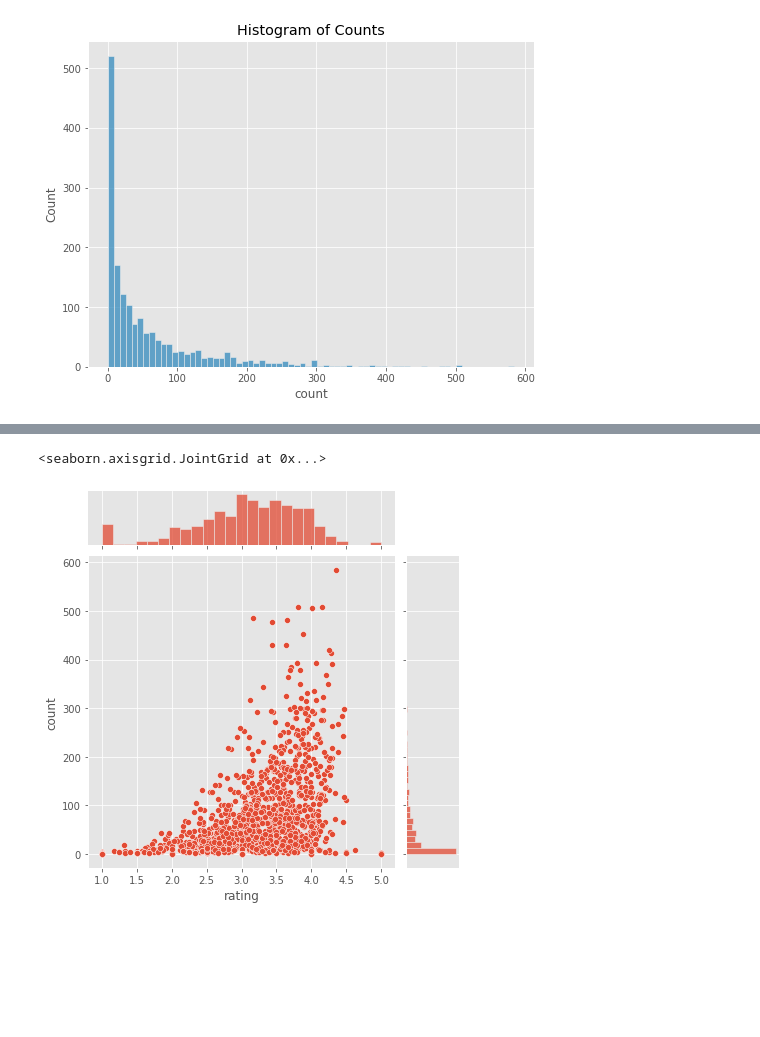
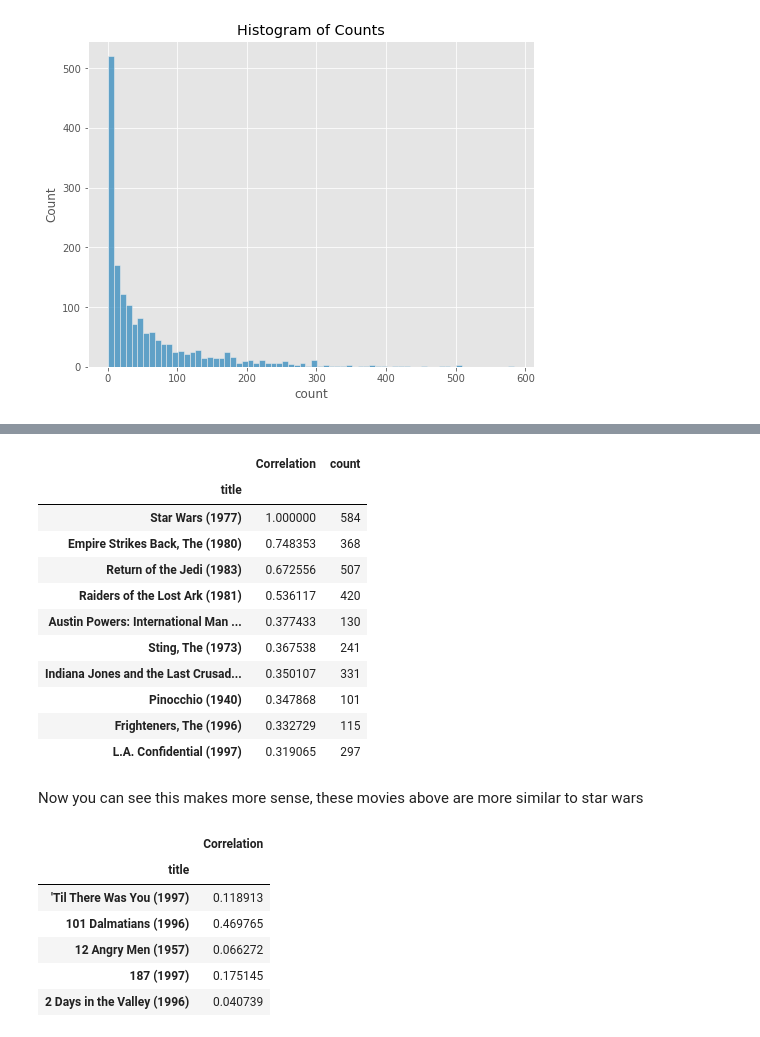
Before and after one commit to on3moy/DataScience, a Jupyter notebook: Recommender Systems/Recommender Systems.ipynb, the cells around one changed output, grey strips where cells are left out. Drawn from its saved outputs; the diff is of its cells as text; code cells hidden in the pictures; blank space fills up the shorter version.

```diff
--- a/Recommender Systems/Recommender Systems.ipynb
+++ b/Recommender Systems/Recommender Systems.ipynb
@@ -99,0 +185,2 @@ ratings.head()
+# %%
+similar_to_starwars = moviemat.corrwith(starwars_user_ratings)
@@ -99,0 +189,4 @@ ratings.head()
+# %%
+# Create DF for cleaner view
+corr_starwars = pd.DataFrame(similar_to_starwars, columns=['Correlation'])
+corr_starwars.dropna(inplace=True)
@@ -99,0 +219,3 @@ ratings.head()
+# %%
+# Lets combine star wars correlation and number of ratings
+corr_starwars = pd.merge(corr_starwars, ratings['count'], on='title')
@@ -114,5 +241,18 @@ sns.histplot(data=ratings, x='rating', bins=70)
-# %%
-sns.jointplot(x='rating', y='count', data=ratings)
-# %% [output]
-<seaborn.axisgrid.JointGrid at 0x...>
-[figure, removed]
+# %%
+# Therefore we choose anything above or equal to 100, we can play around with this number to change results
+corr_starwars[corr_starwars['count'] >= 100].sort_values('Correlation', ascending=False).head(10)
+# %% [output]
+|  | Correlation | count |
+| title |  |  |
+| Star Wars (1977) | 1.000000 | 584 |
+| Empire Strikes Back, The (1980) | 0.748353 | 368 |
+| Return of the Jedi (1983) | 0.672556 | 507 |
+| Raiders of the Lost Ark (1981) | 0.536117 | 420 |
+| Austin Powers: International Man ... | 0.377433 | 130 |
+| Sting, The (1973) | 0.367538 | 241 |
+| Indiana Jones and the Last Crusad... | 0.350107 | 331 |
+| Pinocchio (1940) | 0.347868 | 101 |
+| Frighteners, The (1996) | 0.332729 | 115 |
+| L.A. Confidential (1997) | 0.319065 | 297 |
+# %% [markdown]
+Now you can see this makes more sense, these movies above are more similar to star wars
@@ -118,0 +264,10 @@ sns.jointplot(x='rating', y='count', data=ratings)
+# %%
+corr_liarliar.head()
+# %% [output]
+|  | Correlation |
+| title |  |
+| 'Til There Was You (1997) | 0.118913 |
+| 101 Dalmatians (1996) | 0.469765 |
+| 12 Angry Men (1957) | 0.066272 |
+| 187 (1997) | 0.175145 |
+| 2 Days in the Valley (1996) | 0.040739 |
```
Also changed, not shown: parts of 29 cells of this notebook.
